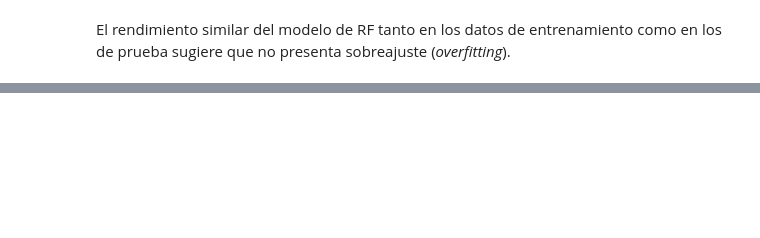
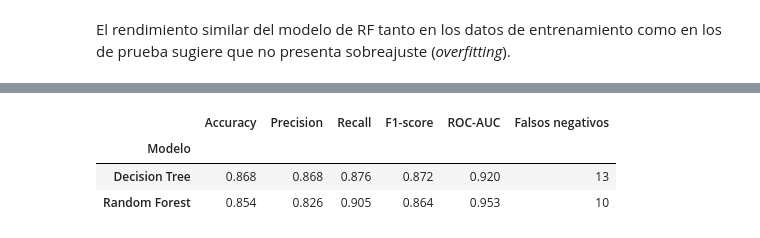
Before and after one commit to david-ramirezl/deteccion-riesgo-cardiovascular, a Jupyter notebook: notebooks/deteccion_riesgo_cardiovascular.ipynb, the cells around one changed output, grey strips where cells are left out. Drawn from its saved outputs; the diff is of its cells as text; code cells hidden in the pictures; blank space fills up the shorter version.

```diff
--- a/notebooks/deteccion_riesgo_cardiovascular.ipynb
+++ b/notebooks/deteccion_riesgo_cardiovascular.ipynb
@@ -719,0 +939,47 @@ En general, el rendimiento del modelo es prometedor para el diagnóstico médico
+# %%
+# Modelos optimizados
+modelos = {
+    'Decision Tree': mejor_dt,
+    'Random Forest': mejor_rf,
+}
+
+resultados = []
+
+for nombre, modelo in modelos.items():
+
+    # Predicciones
+    y_pred = modelo.predict(X_test)
+
+    # Obtener puntuaciones para calcular ROC-AUC
+    clasificador = modelo.named_steps['clasificador']
+
+    if hasattr(modelo, 'predict_proba'):
+        scores = modelo.predict_proba(X_test)[:, 1]
+    else:
+        scores = modelo.decision_function(X_test)
+
+    # Matriz de confusión
+    tn, fp, fn, tp = confusion_matrix(
+        y_test, y_pred, labels=[0, 1]
+    ).ravel()
+
+    # Guardar métricas
+    resultados.append({
+        'Modelo': nombre,
+        'Accuracy': accuracy_score(y_test, y_pred),
+        'Precision': precision_score(y_test, y_pred),
+        'Recall': recall_score(y_test, y_pred),
+        'F1-score': f1_score(y_test, y_pred),
+        'ROC-AUC': roc_auc_score(y_test, scores),
+        'Falsos negativos': fn
+    })
+
+# Crear tabla comparativa
+tabla_comparativa = pd.DataFrame(resultados).set_index('Modelo')
+
+display(tabla_comparativa.round(3))
+# %% [output]
+|  | Accuracy | Precision | Recall | F1-score | ROC-AUC | Falsos negativos |
+| Modelo |  |  |  |  |  |  |
+| Decision Tree | 0.868 | 0.868 | 0.876 | 0.872 | 0.920 | 13 |
+| Random Forest | 0.854 | 0.826 | 0.905 | 0.864 | 0.953 | 10 |
```
Also changed, not shown: parts of 69 cells of this notebook, 1 other file.
